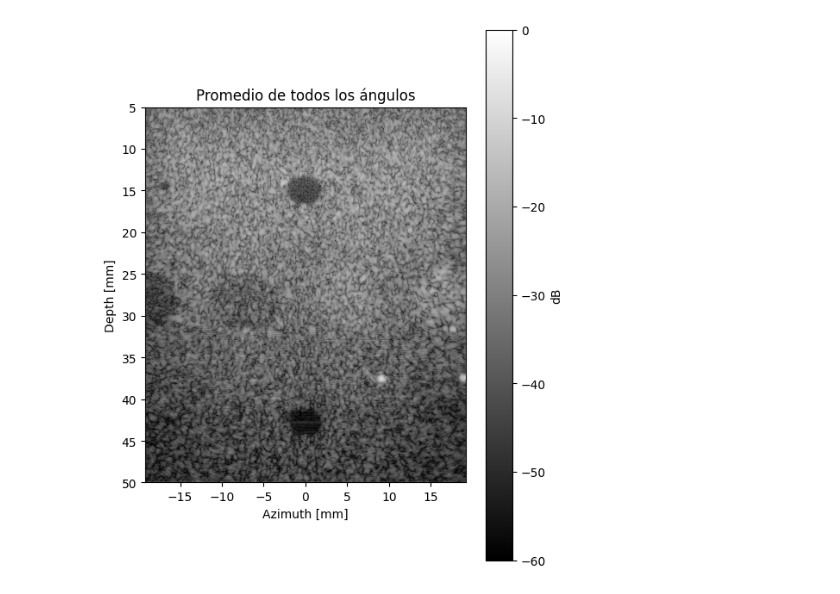
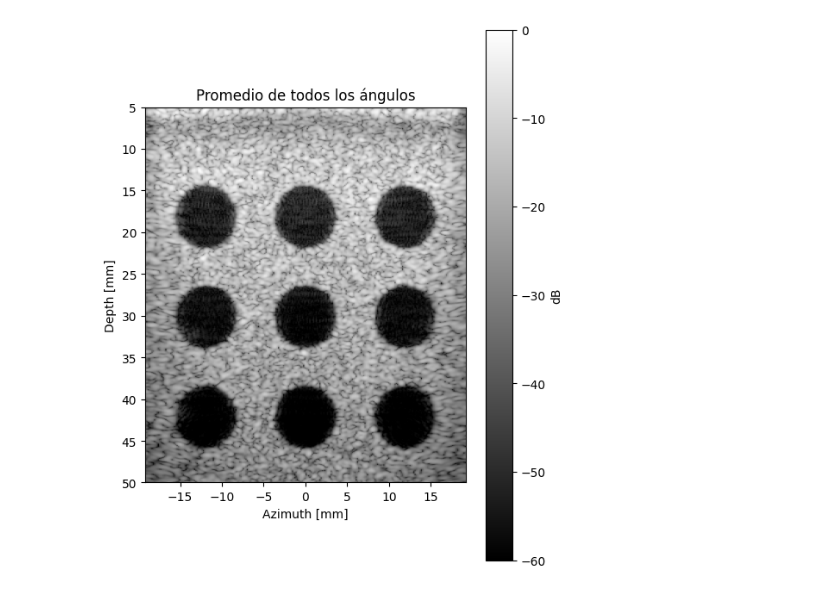
Before and after one commit to Tio-Panda/deep_bf, a Jupyter notebook: test4.ipynb, the cells around one changed output. Drawn from its saved outputs; the diff is of its cells as text; code cells hidden in the pictures.

Commit message:
feat: apod + manual interpolation DAS

```diff
--- a/test4.ipynb
+++ b/test4.ipynb
@@ -29,10 +31,17 @@ The autoreload extension is already loaded. To reload it, use:
 # %%
 from deep_bf.beamformers import compute_d_rx, compute_d_tx, compute_meshgrid
+from deep_bf.beamformers import dynamic_receive_aperture
 import numpy as np
 
-Z, X = compute_meshgrid(pw, nz, nx)
-d_rx = compute_d_rx(pw, Z, X)
+Z, X = compute_meshgrid(pw, nz, nx, device=device, dtype=dtype)
+d_rx = compute_d_rx(pw, Z, X, device=device, dtype=dtype)
 
-angles = np.arange(pw.n_angles)
+angles_idx = np.arange(pw.n_angles)
 
-d_tx, t0 = compute_d_tx(pw, Z, X, angle_indices=angles) # [n_angles, nz, nx]
+d_tx, t0 = compute_d_tx(pw, Z, X, angle_indices=angles_idx, device=device, dtype=dtype) # [n_angles, nz, nx]
+
+apod = dynamic_receive_aperture(Z, X, pw.probe_geometry, f_num=1.75, window="tukey25", device=device, dtype=dtype) # [n_elements, nz, nx]
+
+get_size(d_tx)
+get_size(d_rx)
+get_size(apod)
@@ -64,9 +52,21 @@ prof.export_chrome_trace("trace_memoria.json")
+# %%
+from deep_bf.beamformers import RFGridSampleDAS, RFInterDAS
+
+batch_size = 8
+bf = RFGridSampleDAS(nz, nx, pw, angles_idx, batch_size=batch_size).cuda()
+test_name = name + "_GridSampleDAS.png"
+
+#batch_size = 1
+#bf = RFInterDAS(nz, nx, pw, angles_idx, batch_size=batch_size).cuda()
+#test_name = name + "_InterDAS.png"
+
+with torch.no_grad():
+    das_all_angles = bf(d_tx, d_rx, apod)  # [n_angles, nz, nx]
 # %%
 import numpy as np
-from scipy.signal import hilbert
+from deep_bf.beamformers import get_rf_bmode
 
 das_np = das_all_angles.cpu().numpy()
-env = das_np.mean(axis=0)
+das = das_np.mean(axis=0)
 
-env = np.abs(hilbert(env, axis=0))
-env = 20 * np.log10(env + 1e-10)
+b_mode = get_rf_bmode(das)
@@ -73,19 +112,22 @@ env = 20 * np.log10(env + 1e-10)
 # %%
 import matplotlib.pyplot as plt
 
 Z1 = Z.cpu()
 X1 = X.cpu()
 
 zlims = np.array([Z1[0, 0], Z1[-1, 0]]) * 1e3
 xlims = np.array([X1[0, 0], X1[0, -1]]) * 1e3
 
 plt.figure(figsize=(6, 8))
-plt.imshow(env, cmap='gray',vmin=-60, vmax=0,
+plt.imshow(b_mode, cmap='gray',vmin=-60, vmax=0,
            extent=(xlims[0], xlims[-1], zlims[-1], zlims[0]))
 plt.title("Promedio de todos los ángulos")
 plt.xlabel("Azimuth [mm]")
 plt.ylabel("Depth [mm]")
 plt.colorbar(label="dB")
+
+#plt.savefig(f"./fig_tests/{test_name}", dpi=300)
+
 plt.show()
 # %% [output]
-[figure, old version]
+[figure, new version]
```
Also changed, not shown: parts of 5 cells of this notebook, 11 other files.
